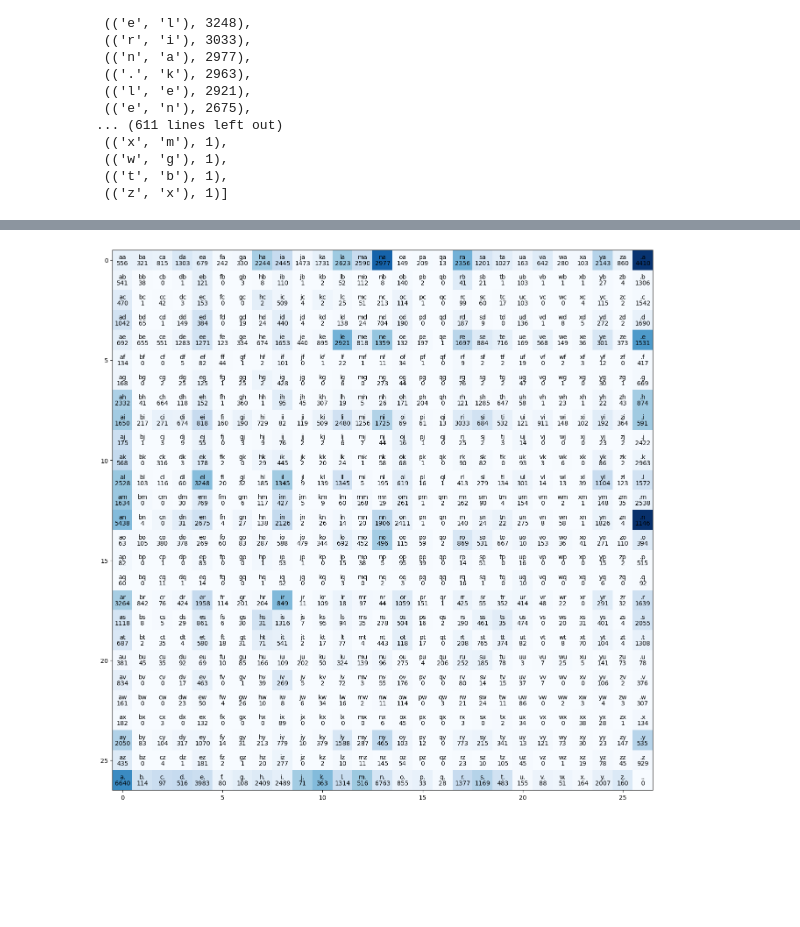
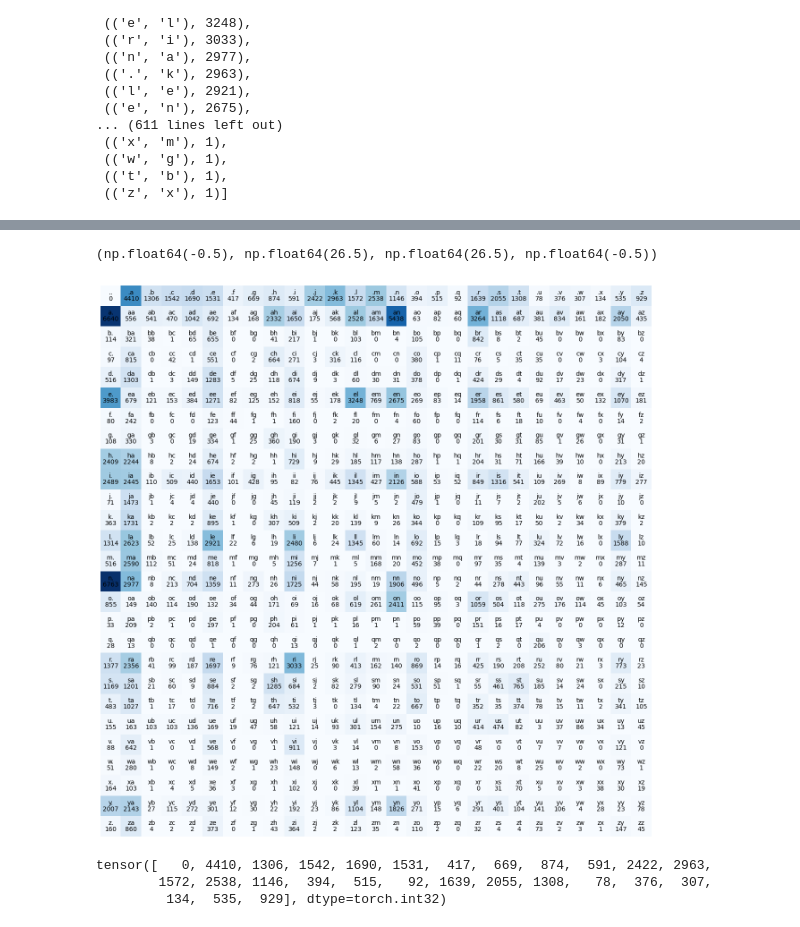
Before and after one commit to roylee0704/makemore, a Jupyter notebook: makemore.ipynb, the cells around one changed output, grey strips where cells are left out. Cells and saved outputs as stored; diff of their text form; code cells hidden in the pictures; blank space fills up the shorter version.

```diff
--- a/makemore.ipynb
+++ b/makemore.ipynb
@@ -42,7 +42,10 @@ sorted(bigram_freq.items(), key = lambda kv: -kv[1])
 # simple character-set encoding: indexed base.
 charset = sorted(list(set(''.join(words))))
 
-stoi = {char:i for i,char in enumerate(charset)}
-stoi['.'] = 26
+stoi = {char:i+1 for i,char in enumerate(charset)}
+stoi['.'] = 0
 
 itos = {i: char for char, i in stoi.items()}
+
+itos
+stoi
@@ -52,9 +71,10 @@ charset_len = len(stoi)
 import torch
 
 # rank-2 tensor, aka 2d array
-N = torch.zeros(charset_len, charset_len, dtype=int)
+N = torch.zeros(27, 27, dtype=torch.int32)
 
 for bigram, freq in bigram_freq.items():
     ch1 = bigram[0]
     ch2 = bigram[1]
+    print(f"('{ch1}','{ch2}') | ({stoi[ch1]}, {stoi[ch2]})")
     N[stoi[ch1], stoi[ch2]] = freq
@@ -61,15 +99,27 @@ for bigram, freq in bigram_freq.items():
 # %%
 import matplotlib.pyplot as plt
+%matplotlib inline
 
 
 plt.figure(figsize=(16,16))
 plt.imshow(N, cmap="Blues")
 
-for x in range(len(N)):
-    for y in range(len(N)):
+for x in range(27):
+    for y in range(27):
         bigram = itos[x] + itos[y]
         freq = N[x, y].item()
-        plt.text(x, y, bigram, ha= 'center', va = 'bottom')
-        plt.text(x, y, freq, ha =  'center', va = 'top')
+
+        # coordinate works in reverse in comparison to matrix/array
+        plt.text(y, x, bigram, ha= 'center', va = 'bottom')
+        plt.text(y, x, freq, ha = 'center', va = 'top')
+
+plt.axis('off')
 # %% [output]
+(np.float64(-0.5), np.float64(26.5), np.float64(26.5), np.float64(-0.5))
-[figure, old version]
+[figure, new version]
+# %%
+N[0]
+# %% [output]
+tensor([   0, 4410, 1306, 1542, 1690, 1531,  417,  669,  874,  591, 2422, 2963,
+        1572, 2538, 1146,  394,  515,   92, 1639, 2055, 1308,   78,  376,  307,
+         134,  535,  929], dtype=torch.int32)
```
Also changed, not shown: parts of 3 cells of this notebook.
